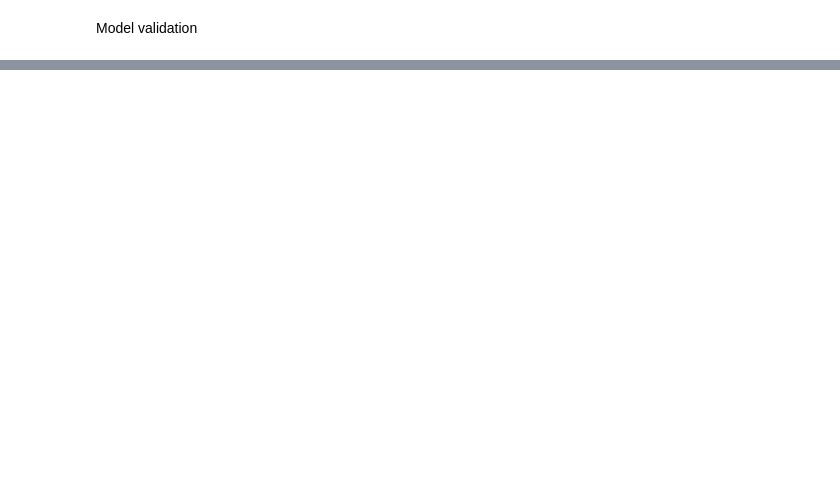
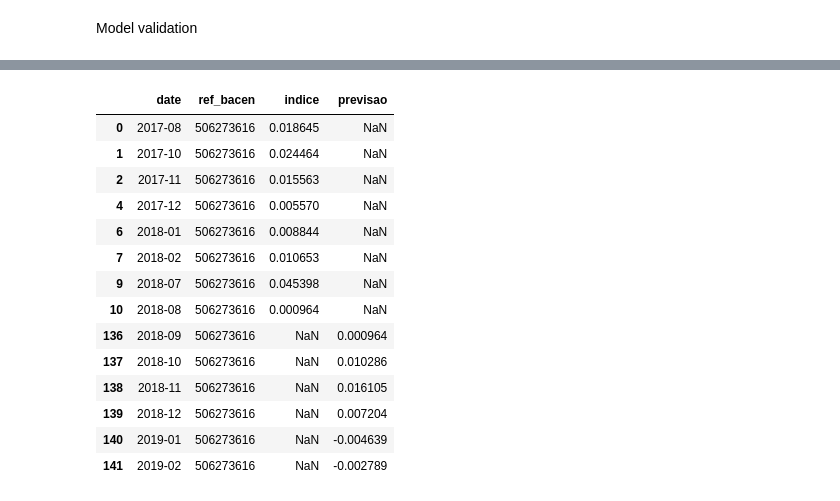
Before and after one commit to PhatomFatec/GeoForesight-back, a Jupyter notebook: notebooks/4.0-lg-Forecast.ipynb, the cells around one changed output, grey strips where cells are left out. Saved outputs shown, nothing was run; the diff lists cells and outputs as text; code cells hidden in the pictures; blank space fills up the shorter version.

```diff
--- a/notebooks/4.0-lg-Forecast.ipynb
+++ b/notebooks/4.0-lg-Forecast.ipynb
@@ -71,21 +56,17 @@ for ref_bacen in dados['ref_bacen'].unique():
     modelo = SARIMAX(dados_ref, order=(1, 1, 1), seasonal_order=(1, 1, 1, 12))
     resultado = modelo.fit()
 
+    # Obter os próximos 6 passos de previsão a partir do próximo mês após a última data nos dados
+    ultima_data = dados_ref.index[-1]
+    proximas_datas_previsao = pd.date_range(start=ultima_data, periods=7, freq='M')[1:]
+
     previsao = resultado.get_forecast(steps=6)
-
-    datas_previsao = pd.date_range(start=dados.index[-1] + pd.DateOffset(1), periods=6, freq='M')
-
     previsao_mean = previsao.predicted_mean
-    previsao_conf_int = previsao.conf_int()
-
 
     previsao_df = pd.DataFrame({
-        'date': datas_previsao,
+        'date': proximas_datas_previsao,
         'ref_bacen': ref_bacen,
-        'indice_inicial': dados_ref.iloc[-1],
         'previsao': previsao_mean,
-        'lower_conf_int': previsao_conf_int.iloc[:, 0],
-        'upper_conf_int': previsao_conf_int.iloc[:, 1]
     })
 
     previsoes.append(previsao_df)
@@ -254,0 +172,5 @@ array(['506273616', '505954021', '505993977', '505967820', '505971238'],
+# %%
+previsoes_df['date'] = pd.to_datetime(previsoes_df['date'], format='%Y-%m-%d')
+final_df = pd.merge(dados, previsoes_df, how='outer', on=['date', 'ref_bacen'])
+final_df['date'] = final_df['date'].dt.strftime('%Y-%m')
+final_df
@@ -255 +191,23 @@ array(['506273616', '505954021', '505993977', '505967820', '505971238'],
+# %%
+final_df = final_df.drop_duplicates(subset=['date', 'ref_bacen'], keep='first')
+# %%
+final_df = final_df[final_df['ref_bacen']!='st']
+# %%
+final_df[final_df['ref_bacen'] == '506273616']
+# %% [output]
+|  | date | ref_bacen | indice | previsao |
+| 0 | 2017-08 | 506273616 | 0.018645 | NaN |
+| 1 | 2017-10 | 506273616 | 0.024464 | NaN |
+| 2 | 2017-11 | 506273616 | 0.015563 | NaN |
+| 4 | 2017-12 | 506273616 | 0.005570 | NaN |
+| 6 | 2018-01 | 506273616 | 0.008844 | NaN |
+| 7 | 2018-02 | 506273616 | 0.010653 | NaN |
+| 9 | 2018-07 | 506273616 | 0.045398 | NaN |
+| 10 | 2018-08 | 506273616 | 0.000964 | NaN |
+| 136 | 2018-09 | 506273616 | NaN | 0.000964 |
+| 137 | 2018-10 | 506273616 | NaN | 0.010286 |
+| 138 | 2018-11 | 506273616 | NaN | 0.016105 |
+| 139 | 2018-12 | 506273616 | NaN | 0.007204 |
+| 140 | 2019-01 | 506273616 | NaN | -0.004639 |
+| 141 | 2019-02 | 506273616 | NaN | -0.002789 |
 # %%
```
Also changed, not shown: parts of 10 cells of this notebook, 17 other files.
